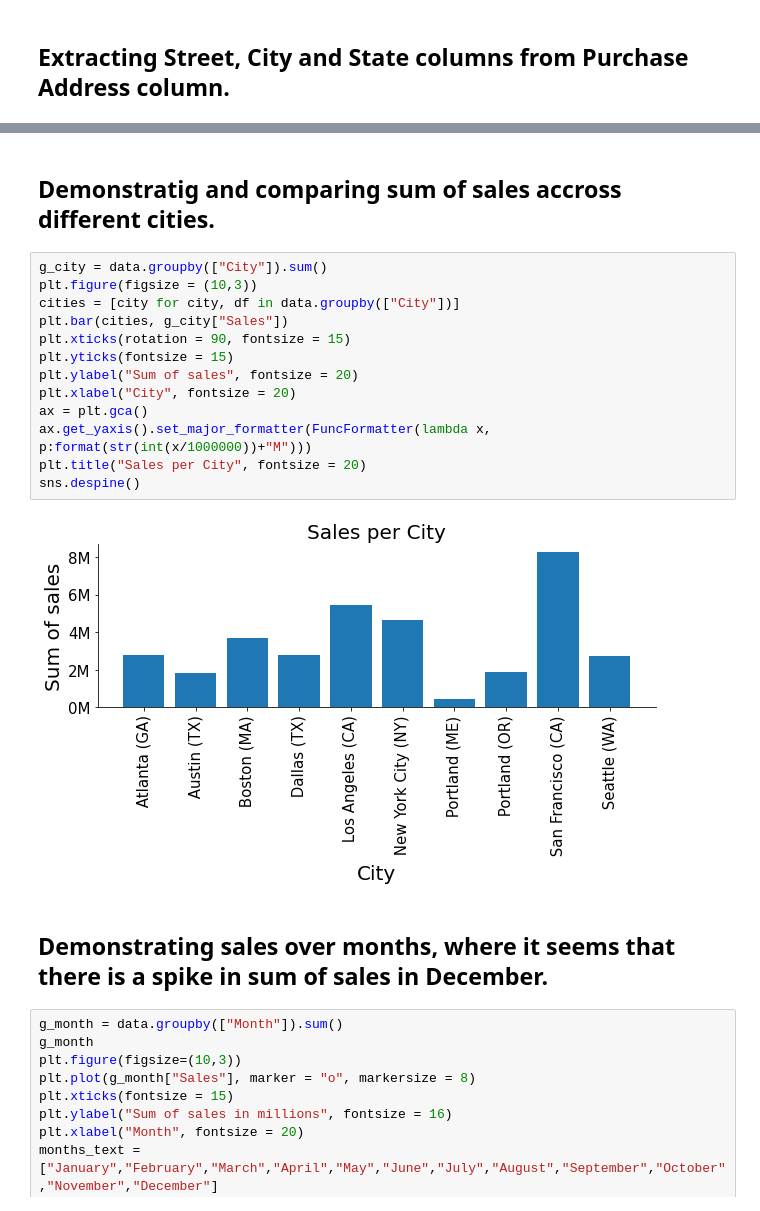
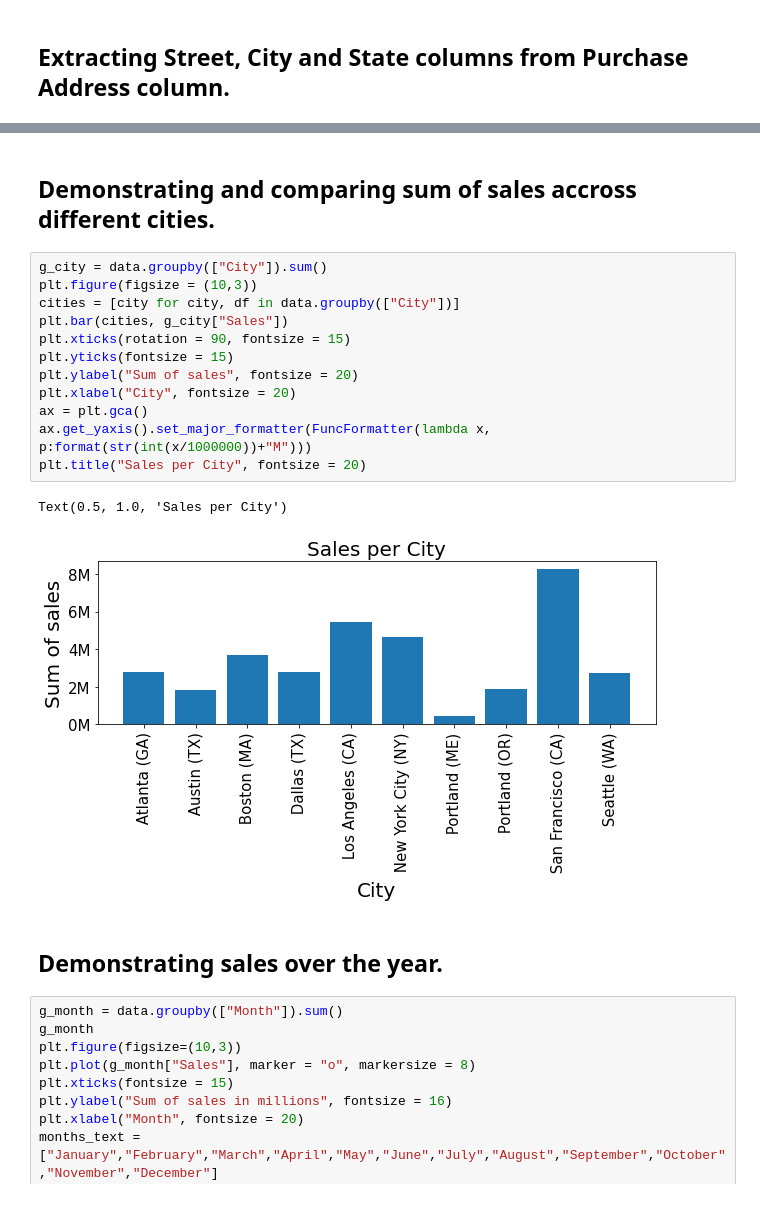
Before and after one commit to jehadahmed95/Projects, a Jupyter notebook: Analysis.ipynb, the cells around one changed output, grey strips where cells are left out. Saved outputs shown, nothing was run; the diff lists cells and outputs as text.

Commit message:
Add files via upload
Analysis of sales data.

```diff
--- a/Analysis.ipynb
+++ b/Analysis.ipynb
@@ -88,24 +88,24 @@ data.head()
 | 4 | 176560 | Wired Headphones | 1 | 11.99 | 04/12/19 14:38 | 669 Spruce St, Los Angeles, CA 90001 | 4 | 12 | ... |
 | 5 | 176561 | Wired Headphones | 1 | 11.99 | 04/30/19 09:27 | 333 8th St, Los Angeles, CA 90001 | 4 | 30 | ... |
 # %% [markdown]
-## Demonstratig and comparing sum of sales accross different cities.
+## Demonstrating and comparing sum of sales accross different cities.
 # %%
 g_city = data.groupby(["City"]).sum()
 plt.figure(figsize = (10,3))
 cities = [city for city, df in data.groupby(["City"])]
 plt.bar(cities, g_city["Sales"])
 plt.xticks(rotation = 90, fontsize = 15)
 plt.yticks(fontsize = 15)
 plt.ylabel("Sum of sales", fontsize = 20)
 plt.xlabel("City", fontsize = 20)
 ax = plt.gca()
 ax.get_yaxis().set_major_formatter(FuncFormatter(lambda x, p:format(str(int(x/1000000))+"M")))
 plt.title("Sales per City", fontsize = 20)
-sns.despine()
 # %% [output]
+Text(0.5, 1.0, 'Sales per City')
-[figure, old version]
+[figure, new version]
 # %% [markdown]
-## Demonstrating sales over months, where it seems that there is a spike in sum of sales in December.
+## Demonstrating sales over the year.
 # %%
 g_month = data.groupby(["Month"]).sum()
 g_month
```
Also changed, not shown: parts of 6 cells of this notebook.
